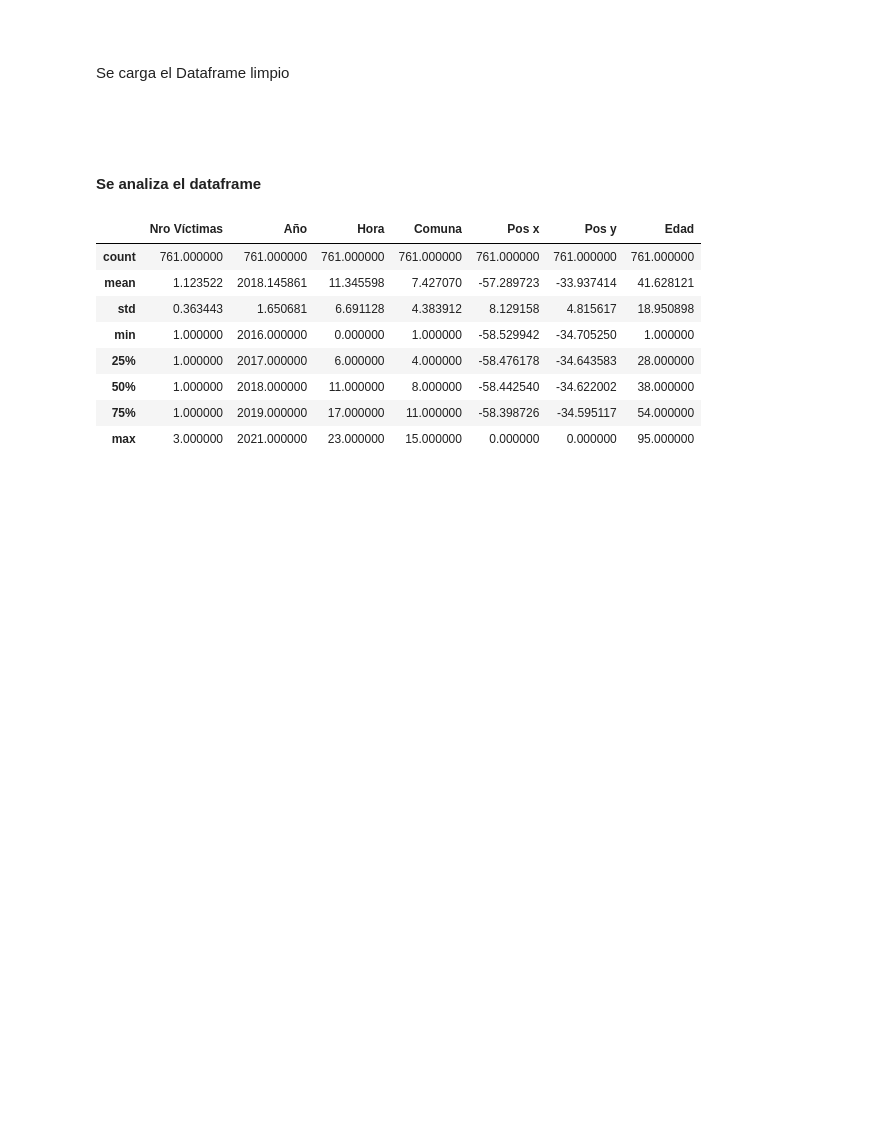
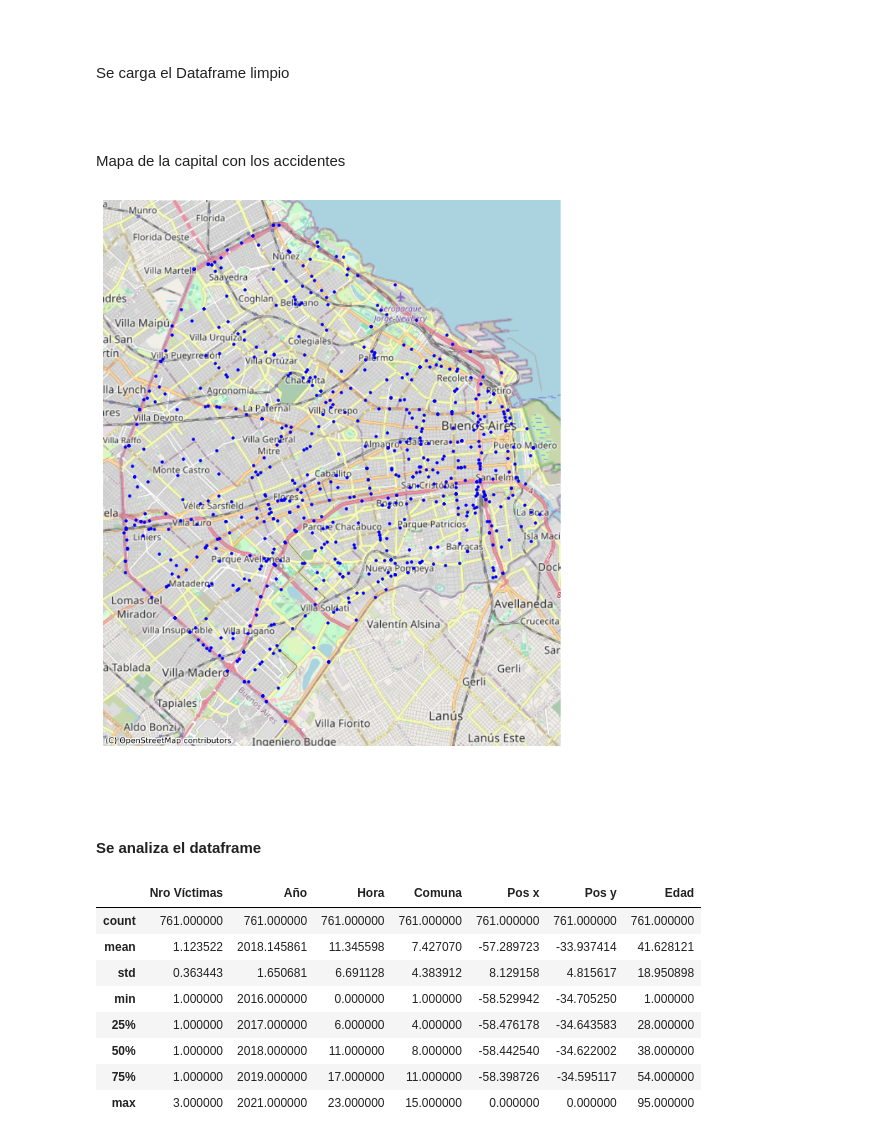
Before and after one commit to SebitaElGordito/PI_02_siniestros_viales, a Jupyter notebook: EDA.ipynb, the cells around one changed output. Drawn from its saved outputs; the diff is of its cells as text; code cells hidden in the pictures; blank space fills up the shorter version.

```diff
--- a/EDA.ipynb
+++ b/EDA.ipynb
@@ -43,6 +45,32 @@ Se carga el Dataframe limpio
 # %%
 # Se extrae el dataframe
 df_homicidios = pd.read_csv(r"C:\Users\Cebol\OneDrive\Escritorio\PI_02_siniestros\Datasets\homicidios_limpio.csv")
+# %% [markdown]
+<br>
+<br>
+
+Mapa de la capital con los accidentes
+# %%
+# Convert the DataFrame to a GeoDataFrame in WGS84 (lat/lon)
+gdf_homicidios = gpd.GeoDataFrame(
+    df_homicidios,
+    geometry=gpd.points_from_xy(df_homicidios['Pos x'], df_homicidios['Pos y'])
+)
+gdf_homicidios.crs = 'epsg:4326'  # Set coordinate reference system to WGS84
+
+# Filter out rows with 'Pos x' or 'Pos y' equal to 0 or '.'
+gdf_homicidios = gdf_homicidios[(gdf_homicidios['Pos x'] != 0) & (gdf_homicidios['Pos y'] != 0) & (gdf_homicidios['Pos x'] != '.') & (gdf_homicidios['Pos y'] != '.')]
+
+# Convert to Web Mercator for contextily basemap
+gdf_homicidios = gdf_homicidios.to_crs(epsg=3857)
+
+# Plotting with the basemap
+ax = gdf_homicidios.plot(marker='o', color='blue', markersize=5, figsize=(10, 10))  # Adjust markersize as needed
+ctx.add_basemap(ax, source=ctx.providers.OpenStreetMap.Mapnik)  # Using OpenStreetMap.Mapnik as the basemap
+ax.set_axis_off()
+plt.show()
+# %% [output]
+[figure, added]
 # %% [markdown]
 <br>
 <br>
```
Also changed, not shown: parts of 1 cell of this notebook, 2 other files.
